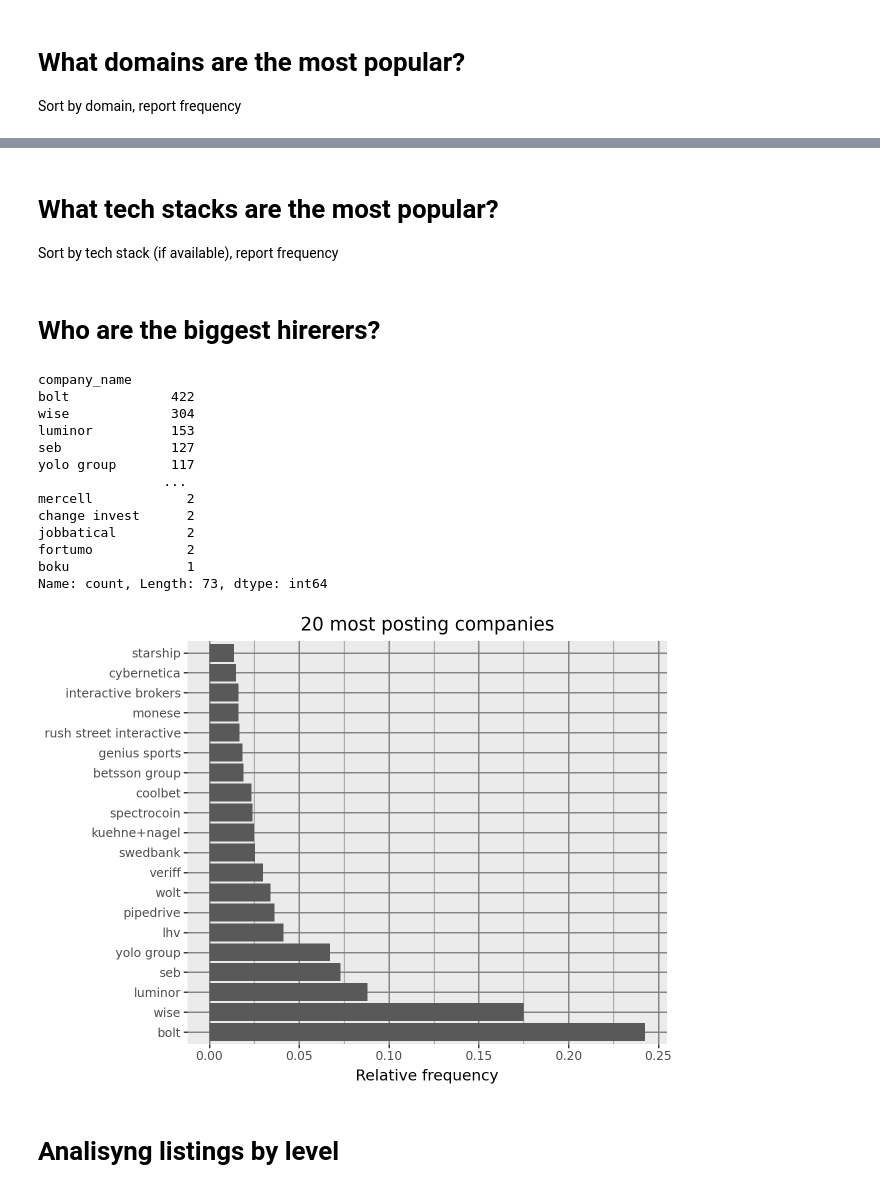
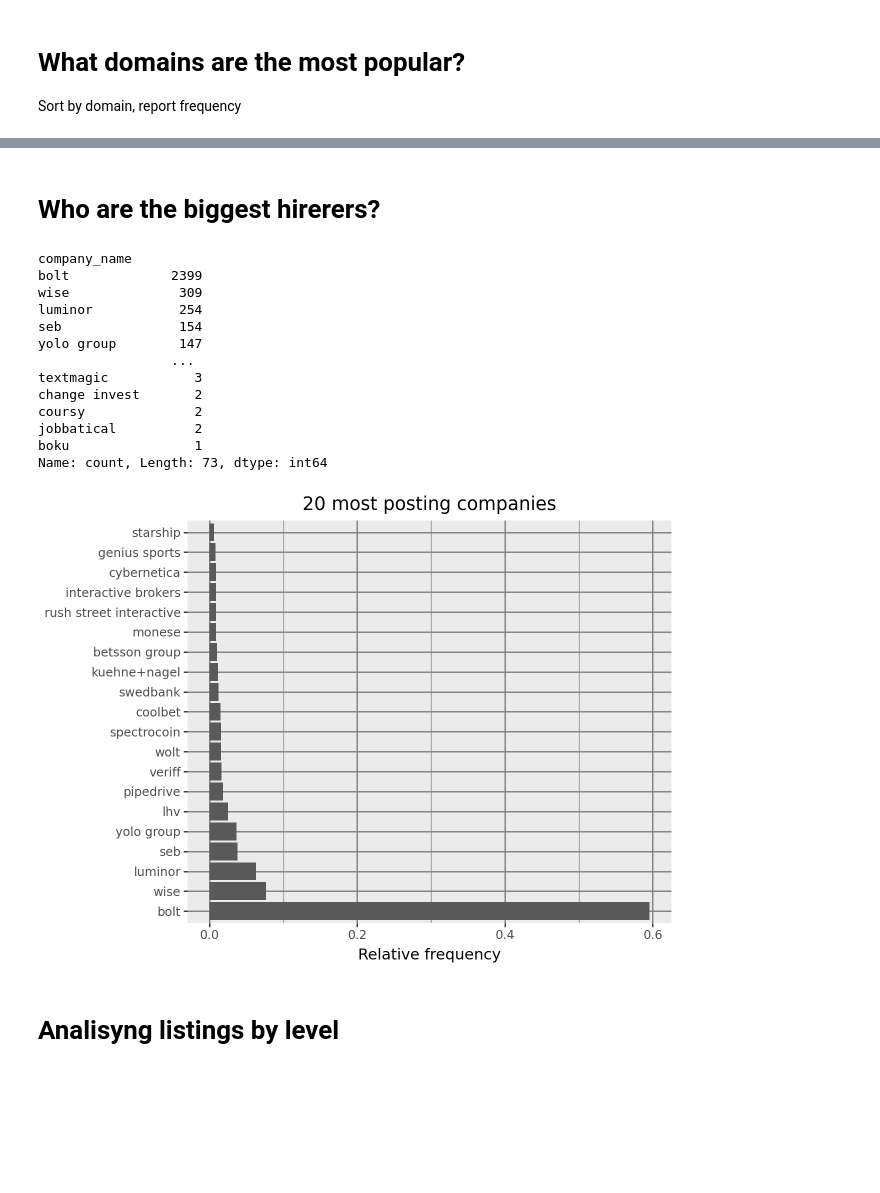
Before and after one commit to m2ger2020/listings, a Jupyter notebook: projekt.ipynb, the cells around one changed output, grey strips where cells are left out. Drawn from its saved outputs; the diff is of its cells as text; code cells hidden in the pictures; blank space fills up the shorter version.

```diff
--- a/projekt.ipynb
+++ b/projekt.ipynb
@@ -179,8 +137,7 @@ def get_consecutive_blocks(data):
 # Example usage:
 # data = pd.read_csv('input.csv')
 nd = data.copy()
-processed_data = get_consecutive_blocks(data)
-#processed_data.to_csv('new_data3442!!!.csv', index=False)
+df = get_consecutive_blocks(data)
 # %%
 """
 Groups data by company name, job name, and job link.
@@ -284,11 +225,3 @@ levels_df[levels_df['level'] == 'director']
 
 ## Identify listings that have been up for a long time
 There are several listings that seem to have been up for hundreds of days.
-# %%
-df = new_data.copy()
-
-df['length'] = df['last_appeared'] - df['first_appeared'] + pd.Timedelta(days=1)
-df['length']=df['length'].apply(lambda x : x.days)#convert timedelta to int
-df.sort_values("length", inplace=True, ascending=False)
-
-df
@@ -367,0 +277,6 @@ data
+# %%
+df['first_appeared'] = pd.to_datetime(df['first_appeared'])
+df['last_appeared'] = pd.to_datetime(df['last_appeared'])
+df['weekday_first']=df['first_appeared'].dt.day_name()
+df['weekday_last']=df['last_appeared'].dt.day_name()
+df
@@ -457,11 +365,11 @@ processed_data_grouped=data_repeated.groupby('job_link')
 # %% [markdown]
 Here we highlight repeating listings and classify them with the column `repeats`, which is `True` if the listing is found to repeat and `False` if not.
 # %%
-for name, group in processed_data_grouped:
+for name, group in df.groupby('job_link'):
   if len(group)>1:
     print(name)
     print(str(len(group))+' appearances')
     print(group)
 
-data_repeated['repeats']=data_repeated['job_link'].duplicated()
+df['repeats']=df['job_link'].duplicated()
 # %% [output]
@@ -558,46 +417,42 @@ domain_counts_daily
-# %% [markdown]
-# What tech stacks are the most popular?
-Sort by tech stack (if available), report frequency
 # %% [markdown]
 # Who are the biggest hirerers?
 # %%
-new_data["company_name"].value_counts()
+df["company_name"].value_counts()
 # %% [output]
 company_name
-bolt             422
-wise             304
-luminor          153
-seb              127
-yolo group       117
-                ...
-mercell            2
-change invest      2
-jobbatical         2
-fortumo            2
-boku               1
+bolt             2399
+wise              309
+luminor           254
+seb               154
+yolo group        147
+                 ...
+textmagic           3
+change invest       2
+coursy              2
+jobbatical          2
+boku                1
 Name: count, Length: 73, dtype: int64
 # %%
-company_name_sorted=new_data['company_name'].value_counts().index.tolist()[:20]
-new_data_top = new_data[new_data['company_name'].isin(company_name_sorted)]
-domain_cat=pd.Categorical(new_data_top['company_name'], categories=company_name_sorted)
+company_name_sorted=df['company_name'].value_counts().index.tolist()[:20]
+df_top = df[df['company_name'].isin(company_name_sorted)]
+domain_cat=pd.Categorical(df_top['company_name'], categories=company_name_sorted)
 
 ( p9.ggplot(
-    data=new_data_top,
+    data=df_top,
     mapping=p9.aes(x='domain_cat',y=p9.after_stat('count / np.sum(count)'))
 )
 + p9.geom_bar()
 + p9.labs(x='',y='Relative frequency')
 + p9.coord_flip()
 + p9.ggtitle("20 most posting companies")
 + p9.theme(
-    #panel_background=p9.element_blank(),
     plot_background=p9.element_blank(),
     panel_grid_major=p9.element_line(color="gray"),
     panel_grid_minor=p9.element_line(color="gray")
     )
 )
 # %% [output]
-[figure, old version]
+[figure, new version]
 # %% [markdown]
 # Analisyng listings by level
 # %%
```
Also changed, not shown: parts of 30 cells of this notebook.
